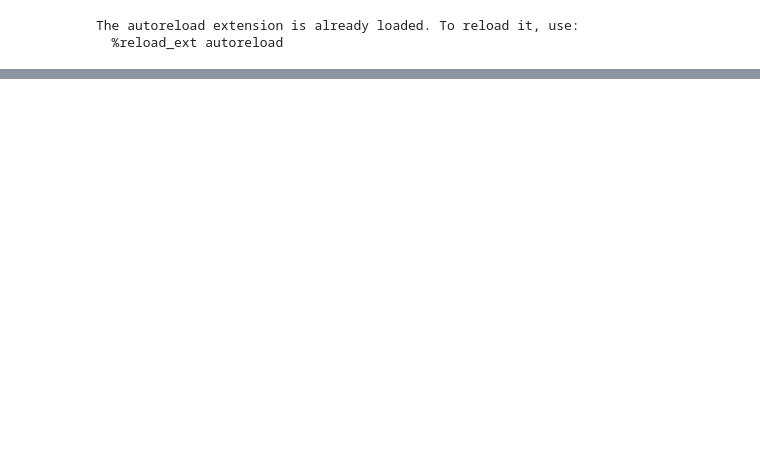
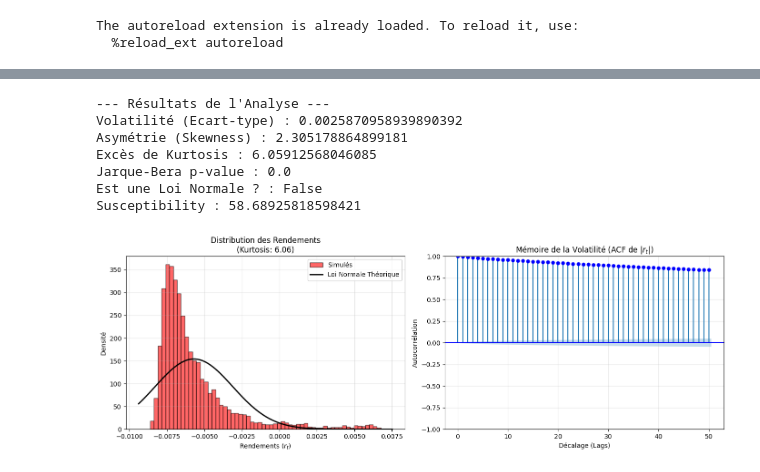
Before and after one commit to JulesPH-EPFL/Ising-Market-Dynamics, a Jupyter notebook: notebooks/analyse.ipynb, the cells around one changed output, grey strips where cells are left out. Saved outputs shown, nothing was run; the diff lists cells and outputs as text; code cells hidden in the pictures; blank space fills up the shorter version.

```diff
--- a/notebooks/analyse.ipynb
+++ b/notebooks/analyse.ipynb
@@ -63,0 +94,23 @@ plt.show()
+# %%
+analyzer = MarketMetrics(filename)
+
+financial_stats = analyzer.analyze_returns()
+
+print("--- Résultats de l'Analyse ---")
+for metric, valeur in financial_stats.items():
+    print(f"{metric} : {valeur}")
+
+susceptibility = analyzer.calculate_susceptibility(N, T)
+print(f"Susceptibility : {susceptibility}")
+
+# 3. Afficher les graphiques de validation (Histogramme + ACF)
+analyzer.plot_stylized_facts(burn_in=1000)
+# %% [output]
+--- Résultats de l'Analyse ---
+Volatilité (Ecart-type) : 0.0025870958939890392
+Asymétrie (Skewness) : 2.305178864899181
+Excès de Kurtosis : 6.05912568046085
+Jarque-Bera p-value : 0.0
+Est une Loi Normale ? : False
+Susceptibility : 58.68925818598421
+[figure, added]
```
Also changed, not shown: parts of 6 cells of this notebook, 5 other files.
